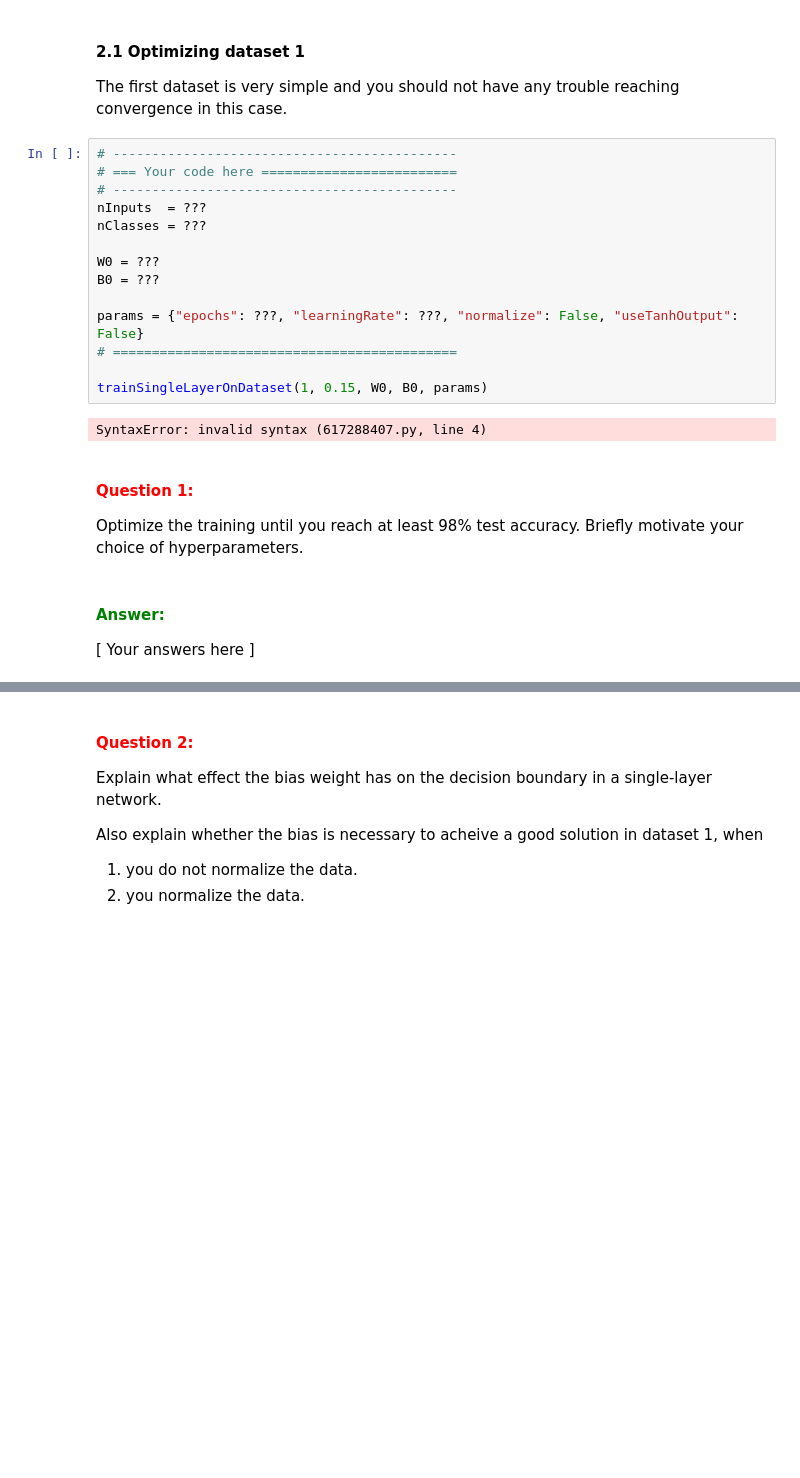
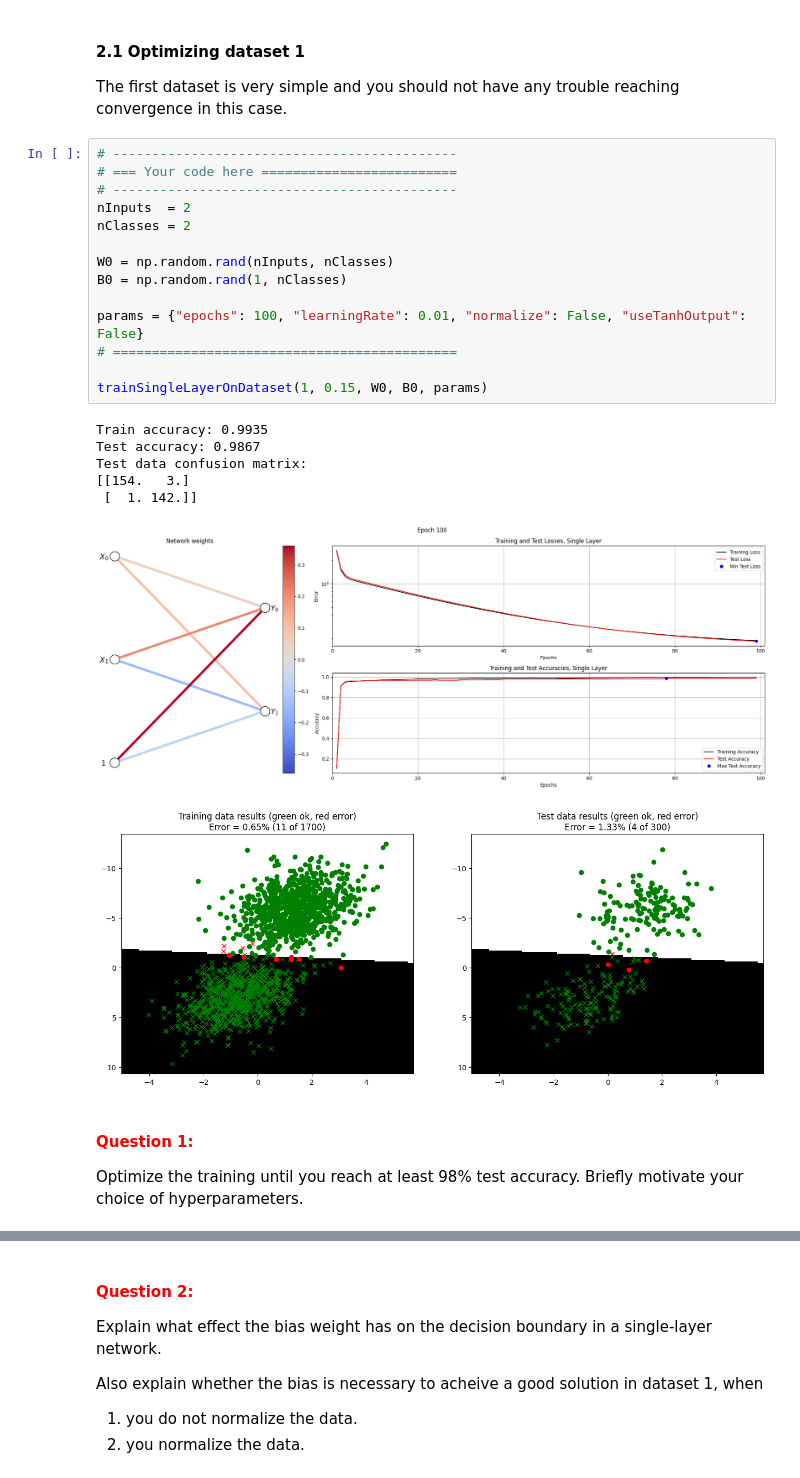
Before and after one commit to marijnkj/-D-NN, a Jupyter notebook: A1_Supervised/main2_SingleLayer.ipynb, the cells around one changed output, grey strips where cells are left out. Saved outputs shown, nothing was run; the diff lists cells and outputs as text; blank space fills up the shorter version.

Commit message:
Partial answer completion
Saving to avoid repeating bad mistakes

```diff
--- a/A1_Supervised/main2_SingleLayer.ipynb
+++ b/A1_Supervised/main2_SingleLayer.ipynb
@@ -455,24 +393,26 @@ The first dataset is very simple and you should not have any trouble reaching co
 # %%
 # --------------------------------------------
 # === Your code here =========================
 # --------------------------------------------
-nInputs  = ???
-nClasses = ???
+nInputs  = 2
+nClasses = 2
 
-W0 = ???
-B0 = ???
+W0 = np.random.rand(nInputs, nClasses)
+B0 = np.random.rand(1, nClasses)
 
-params = {"epochs": ???, "learningRate": ???, "normalize": False, "useTanhOutput": False}
+params = {"epochs": 100, "learningRate": 0.01, "normalize": False, "useTanhOutput": False}
 # ============================================
 
 trainSingleLayerOnDataset(1, 0.15, W0, B0, params)
 # %% [output]
-SyntaxError: invalid syntax (617288407.py, line 4)
+Train accuracy: 0.9935
+Test accuracy: 0.9867
+Test data confusion matrix:
+[[154.   3.]
+ [  1. 142.]]
+[figure, added]
+[figure, added]
 # %% [markdown]
 #### **<span style="color:red">Question 1:</span>**
 
 Optimize the training until you reach at least 98% test accuracy. Briefly motivate your choice of hyperparameters.
-# %% [markdown]
-#### **<span style="color:green">Answer:</span>**
-
-\[ Your answers here \]
```
Also changed, not shown: parts of 12 cells of this notebook.
